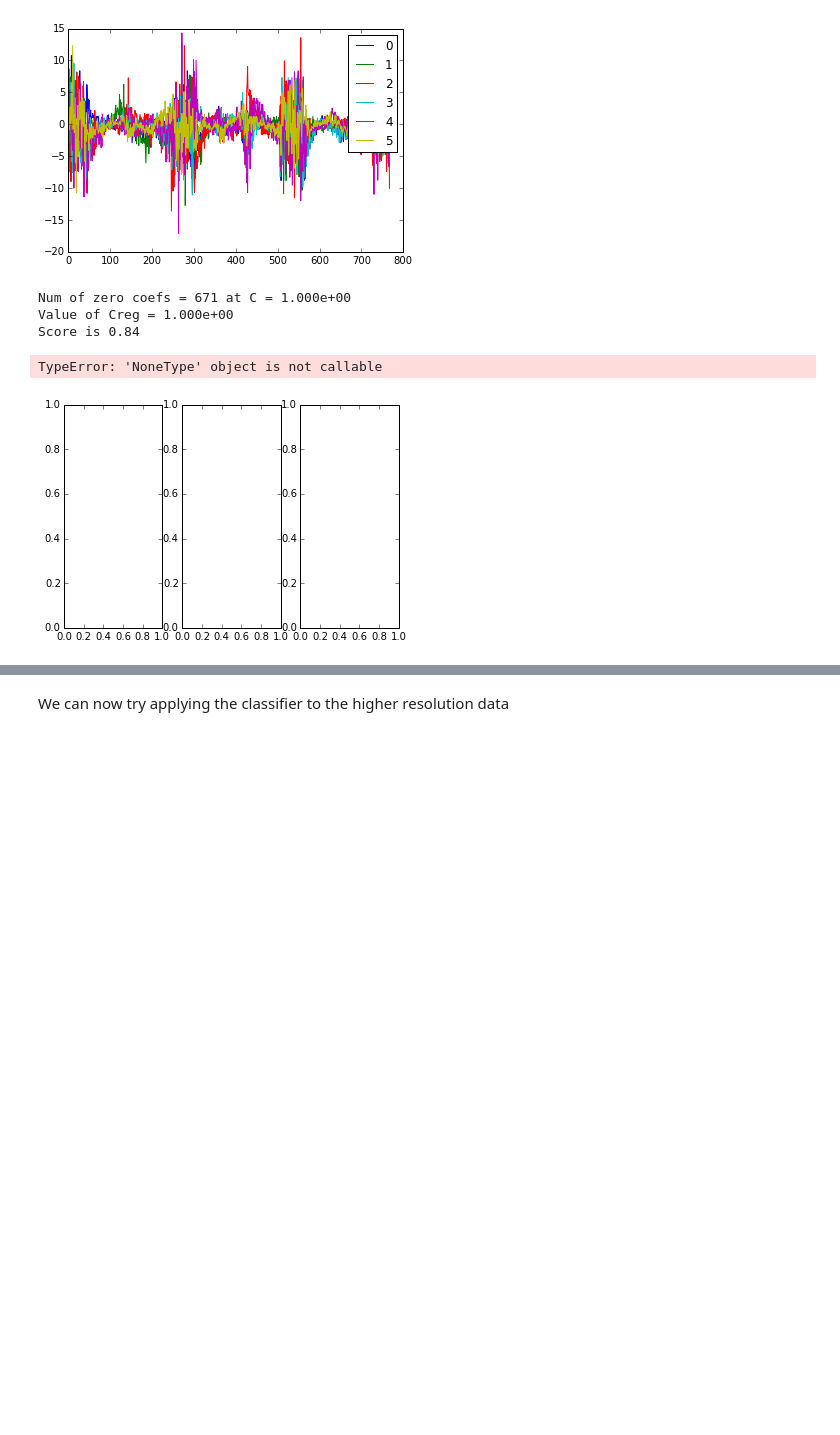
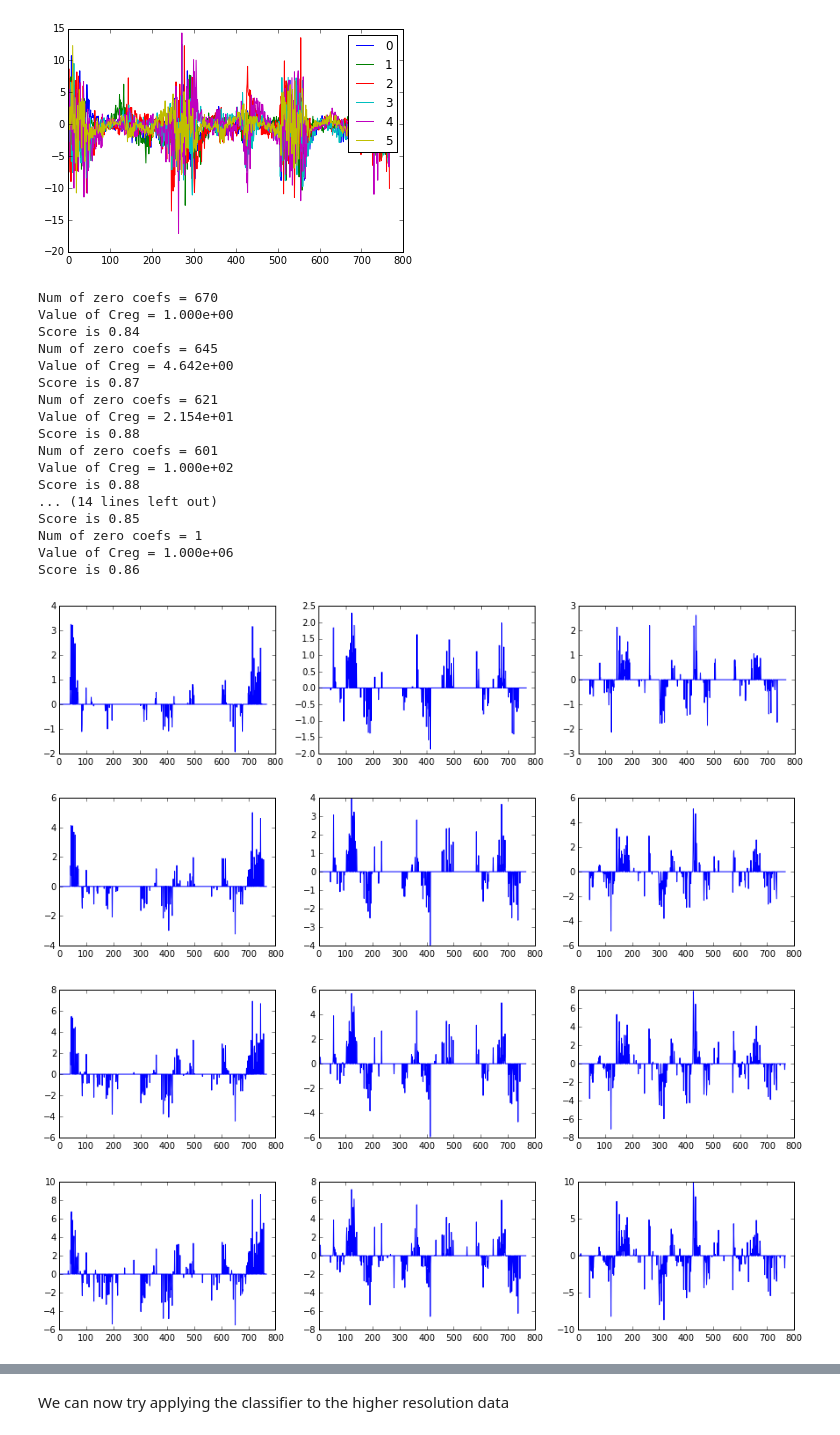
Before and after one commit to AntonBiryukovUofC/WI_modeling, a Jupyter notebook: Untitled.ipynb, the cells around one changed output, grey strips where cells are left out. Saved outputs shown, nothing was run; the diff lists cells and outputs as text; code cells hidden in the pictures; blank space fills up the shorter version.

```diff
--- a/Untitled.ipynb
+++ b/Untitled.ipynb
@@ -182,21 +182,37 @@ Num of zero coefs = 1
 # %%
 for CReg in np.logspace(0,6,10):
     logreg = linear_model.LogisticRegression(C=CReg,penalty='l1')
     EQ_default_params_fit = logreg.fit(X_train, y_train)
     predicted = EQ_default_params_fit.predict(X_test)
     probs = EQ_default_params_fit.predict_proba(X_test)
     ScoreMetric =  metrics.accuracy_score(y_test, predicted)
-    print "Num of zero coefs = %d at C = %3.3e" % ((EQ_default_params_fit.coef_[0,:] == 0).sum(),EQ_default_params_fit.C)
+    print "Num of zero coefs = %d " % (EQ_default_params_fit.coef_[0,:] == 0).sum()
     print "Value of Creg = %3.3e" % CReg
     print "Score is %2.2f" % ScoreMetric
     fig,ax =plt.subplots(1,3)
-    fig.figure(figsize=(13,3))
+    fig.set_size_inches((15,3))
     ax[0].plot(EQ_default_params_fit.coef_[0,:])
     ax[1].plot(EQ_default_params_fit.coef_[1,:])
     ax[2].plot(EQ_default_params_fit.coef_[2,:])
 # %% [output]
-Num of zero coefs = 671 at C = 1.000e+00
+Num of zero coefs = 670
 Value of Creg = 1.000e+00
 Score is 0.84
+Num of zero coefs = 645
+Value of Creg = 4.642e+00
+Score is 0.87
+Num of zero coefs = 621
+Value of Creg = 2.154e+01
+Score is 0.88
+Num of zero coefs = 601
+Value of Creg = 1.000e+02
+Score is 0.88
+... (14 lines left out)
+Score is 0.85
+Num of zero coefs = 1
+Value of Creg = 1.000e+06
+Score is 0.86
-TypeError: 'NoneType' object is not callable
-[figure, old version]
+[figure, new version]
+[figure, added]
+[figure, added]
+[figure, added]
```
Also changed, not shown: parts of 1 cell of this notebook.
